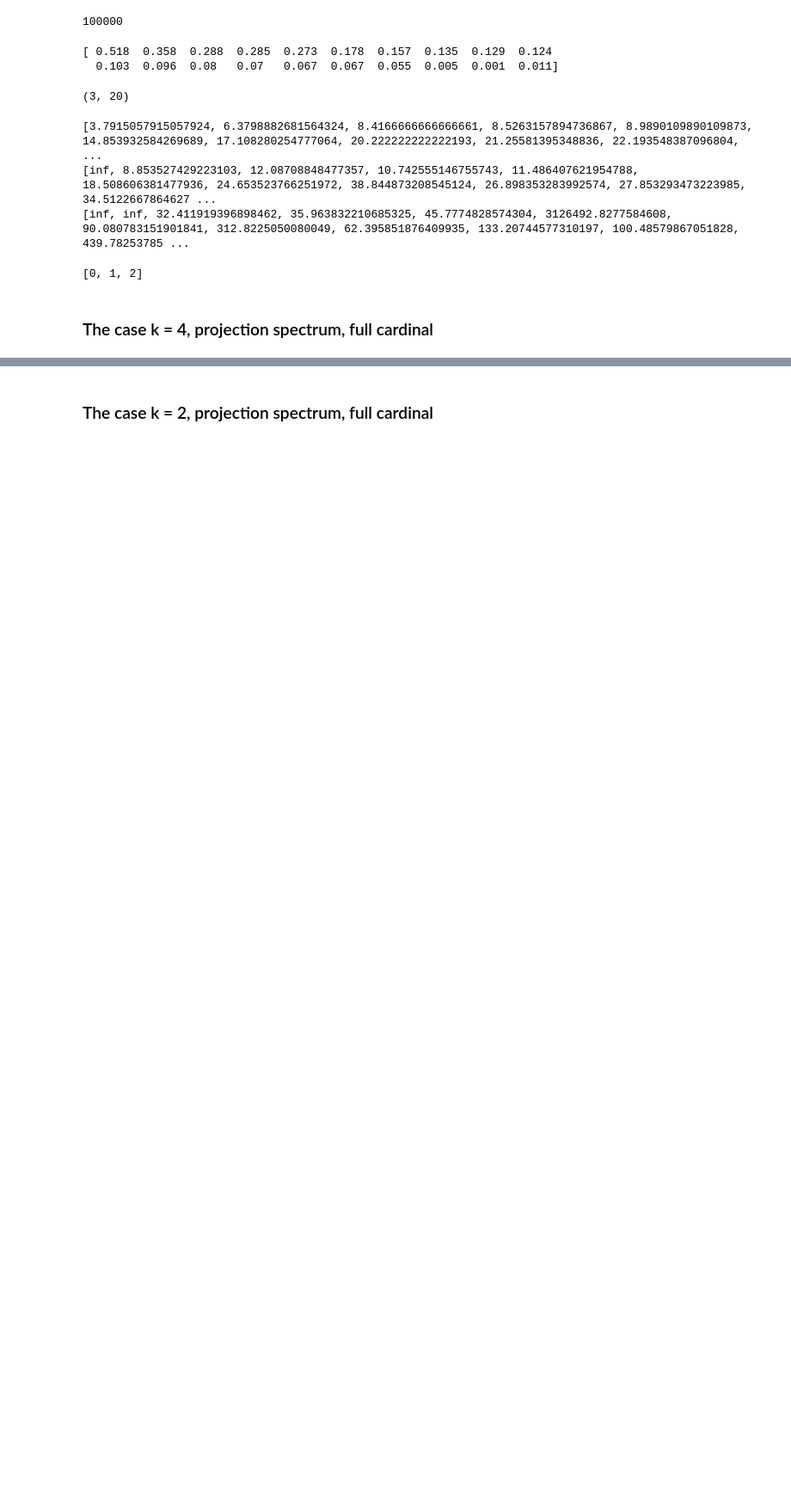
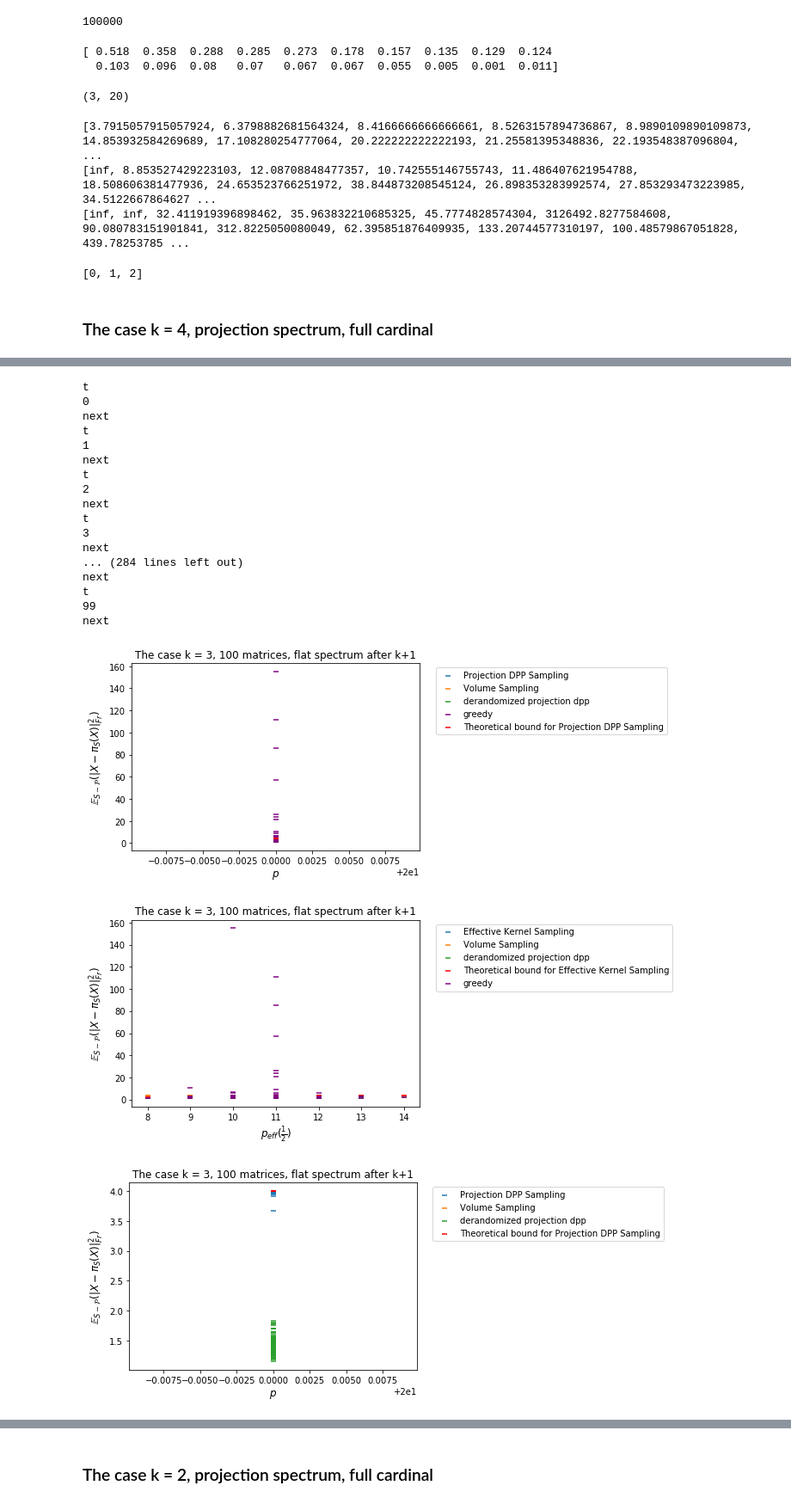
Before and after one commit to AyoubBelhadji/FrameBuilder, a Jupyter notebook: notebooks/Numerical_Analysis_Volume_Sampling_vs_Projection_DPP-Copy2.ipynb, the cells around one changed output, grey strips where cells are left out. Shown at 86% size. Cells and saved outputs as stored; diff of their text form; code cells hidden in the pictures; blank space fills up the shorter version.

```diff
--- a/notebooks/Numerical_Analysis_Volume_Sampling_vs_Projection_DPP-Copy2.ipynb
+++ b/notebooks/Numerical_Analysis_Volume_Sampling_vs_Projection_DPP-Copy2.ipynb
@@ -1030,0 +1105,23 @@ derandomization_projection_DPP(multi_Q_1,3,20)
+# %%
+plot_results_of_multi_experiments(100,3,cov_1_k_3,static_list_2)
+# %% [output]
+t
+0
+next
+t
+1
+next
+t
+2
+next
+t
+3
+next
+... (284 lines left out)
+next
+t
+99
+next
+[figure, added]
+[figure, added]
+[figure, added]
```
Also changed, not shown: parts of 18 cells of this notebook.
